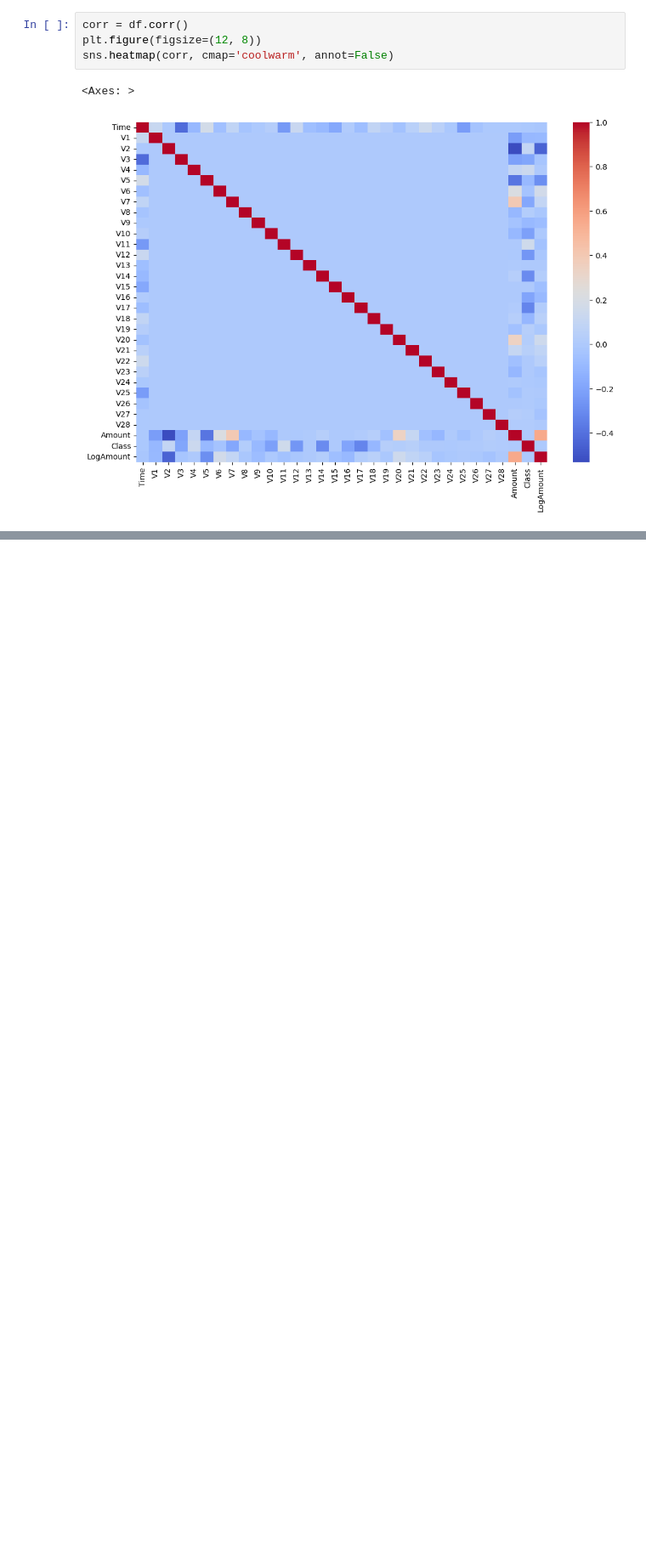
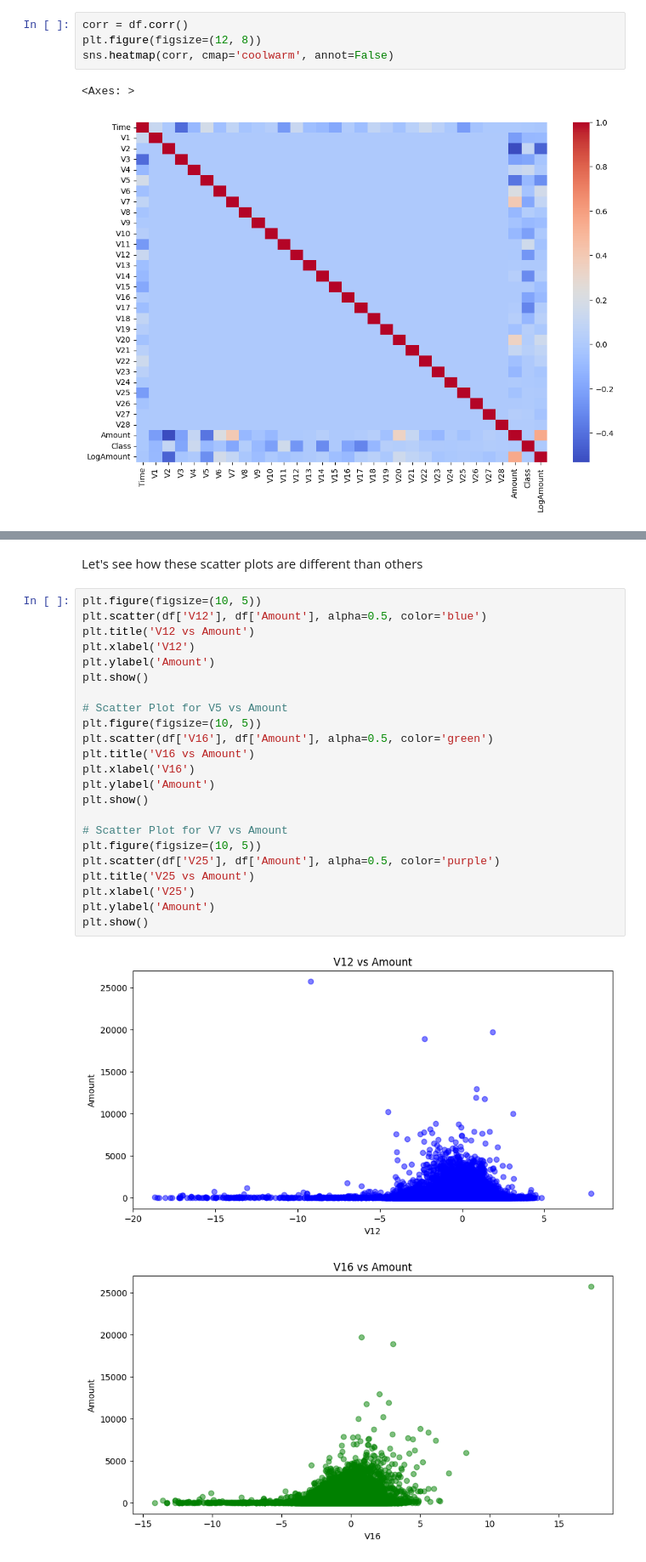
Before and after one commit to AmrutaKoshe/Real_Time_Fraud_Detection, a Jupyter notebook: notebooks/credit_card_fraud.ipynb, the cells around one changed output, grey strips where cells are left out. Shown: that part at 85% size. Drawn from its saved outputs; the diff is of its cells as text; blank space fills up the shorter version.

```diff
--- a/notebooks/credit_card_fraud.ipynb
+++ b/notebooks/credit_card_fraud.ipynb
@@ -184,0 +217,28 @@ sns.heatmap(corr, cmap='coolwarm', annot=False)
+# %% [markdown]
+Let's see how these scatter plots are different than others
+# %%
+plt.figure(figsize=(10, 5))
+plt.scatter(df['V12'], df['Amount'], alpha=0.5, color='blue')
+plt.title('V12 vs Amount')
+plt.xlabel('V12')
+plt.ylabel('Amount')
+plt.show()
+
+# Scatter Plot for V5 vs Amount
+plt.figure(figsize=(10, 5))
+plt.scatter(df['V16'], df['Amount'], alpha=0.5, color='green')
+plt.title('V16 vs Amount')
+plt.xlabel('V16')
+plt.ylabel('Amount')
+plt.show()
+
+# Scatter Plot for V7 vs Amount
+plt.figure(figsize=(10, 5))
+plt.scatter(df['V25'], df['Amount'], alpha=0.5, color='purple')
+plt.title('V25 vs Amount')
+plt.xlabel('V25')
+plt.ylabel('Amount')
+plt.show()
+# %% [output]
+[figure, added]
+[figure, added]
```
Also changed, not shown: parts of 21 cells of this notebook.
